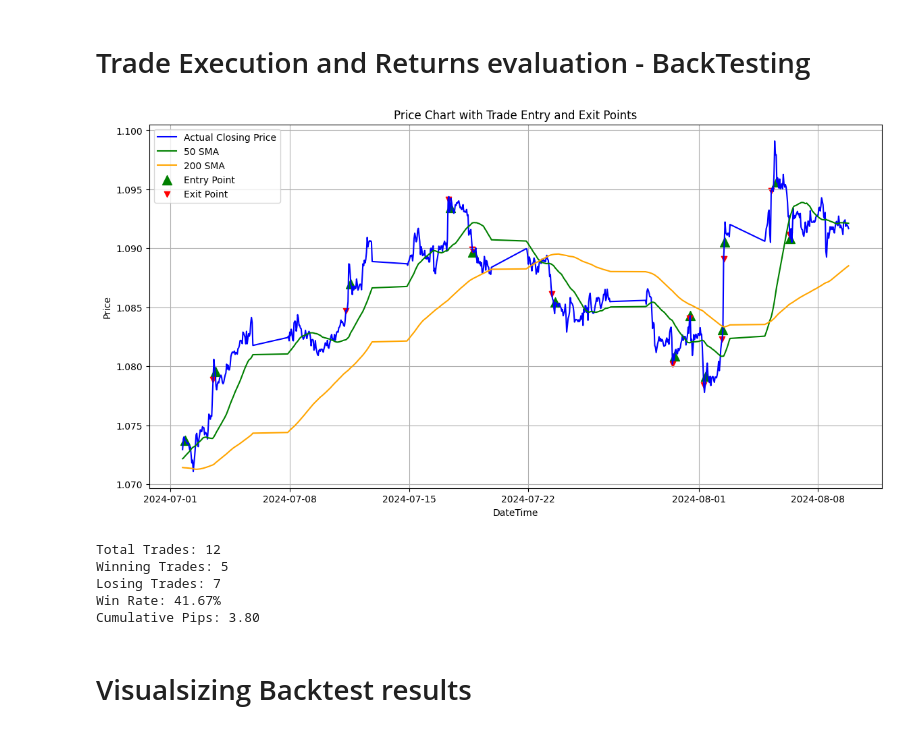
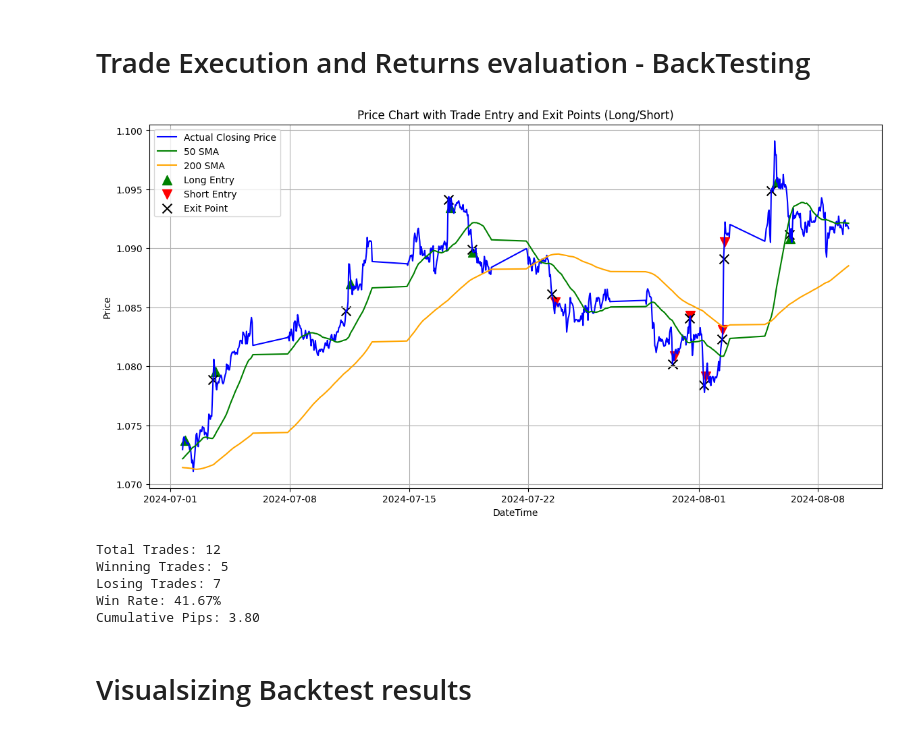
Before and after one commit to D-Mutabazi/Data-Engineering-Projects-and-Coursework, a Jupyter notebook: MLR_forecast.ipynb, the cells around one changed output. Cells and saved outputs as stored; diff of their text form; code cells hidden in the pictures.

Commit message:
Long and short postions distinguishable

```diff
--- a/MLR_forecast.ipynb
+++ b/MLR_forecast.ipynb
@@ -228,8 +228,10 @@ pips_per_trade = 0  # To track pips gained/lost in each trade
 cumulative_pips = 0  # To track cumulative pips gained/lost over time
 pips_list = []  # Track pips gained/lost per trade
 
-entry_points = []  # Track entry points for plotting
-exit_points = []  # Track exit points for plotting
+# Initialize lists to track long and short entry points separately
+long_entry_points = []  # For long positions
+short_entry_points = []  # For short positions
+exit_points = []  # For exit points (both long and short)
 
 # Define take profit and stop loss (in pips)
 take_profit_pips = 50
@@ -238,24 +240,21 @@ stop_loss_pips = 30
 # Convert pips to actual price movement for EURUSD (1 pip = 0.0001)
 pip_value = 0.0001
 
+# Backtesting loop
 for i in range(len(y_test)):
     # Buy Signal (Enter Long)
     if buy_signals[i][0] is not None and position is None:
         position = 'long'
-        entry_price = y_test.iloc[i]  # Enter at the current price
-
+        entry_price = y_test.iloc[i]
         entry_time = time_test.iloc[i]
-        entry_points.append((entry_time, entry_price))  # Track entry point
-
+        long_entry_points.append((entry_time, entry_price))  # Track long entry point
 
     # Sell Signal (Enter Short)
     elif sell_signals[i][0] is not None and position is None:
         position = 'short'
-        entry_price = y_test.iloc[i]  # Enter at the current price
-
+        entry_price = y_test.iloc[i]
         entry_time = time_test.iloc[i]
-        entry_points.append((entry_time, entry_price))  # Track entry point
-
+        short_entry_points.append((entry_time, entry_price))  # Track short entry point
 
     # Exit Long Position
     elif position == 'long':
@@ -268,11 +267,11 @@ for i in range(len(y_test)):
             cumulative_pips += pips_per_trade
             pips_list.append(pips_per_trade)
             exit_points.append((time_test.iloc[i], y_test.iloc[i]))  # Track exit point
-            position = None  # Exit position after trade
+            position = None  # Exit trade
 
     # Exit Short Position
     elif position == 'short':
-        # Calculate pips gained (inverse for short position)
+        # Calculate pips gained (inverse for short)
         price_diff = entry_price - y_test.iloc[i]
         pips_per_trade = price_diff / pip_value
 
@@ -281,48 +280,52 @@ for i in range(len(y_test)):
             cumulative_pips += pips_per_trade
             pips_list.append(pips_per_trade)
             exit_points.append((time_test.iloc[i], y_test.iloc[i]))  # Track exit point
-
-            position = None  # Exit position after trade
-
-# After the loop: Plotting the results
+            position = None  # Exit trade
 
 # Extract entry and exit times and prices for plotting
-entry_times = [point[0] for point in entry_points]
-entry_prices = [point[1] for point in entry_points]
+long_entry_times = [point[0] for point in long_entry_points]
+long_entry_prices = [point[1] for point in long_entry_points]
+short_entry_times = [point[0] for point in short_entry_points]
+short_entry_prices = [point[1] for point in short_entry_points]
 exit_times = [point[0] for point in exit_points]
 exit_prices = [point[1] for point in exit_points]
 
-# Plot the price chart with entry and exit points
+# Plot the price chart with long and short entry points and exit points
 plt.figure(figsize=(14, 7))
 plt.plot(resultsDataFrame['Date and Time'], resultsDataFrame['Actual closing'], label='Actual Closing Price', color='blue')
 plt.plot(resultsDataFrame['Date and Time'], resultsDataFrame['50 SMA'], label='50 SMA', color='green', linestyle='-')
 plt.plot(resultsDataFrame['Date and Time'], resultsDataFrame['200 SMA'], label='200 SMA', color='orange', linestyle='-')
 
-# Plot buy and sell signals
-plt.scatter(entry_times, entry_prices, marker='^', color='green', label='Entry Point', alpha=1, s=100)
-plt.scatter(exit_times, exit_prices, marker='v', color='red', label='Exit Point', alpha=1, s=100)
+# Plot long entry points (e.g., green triangle)
+plt.scatter(long_entry_times, long_entry_prices, marker='^', color='green', label='Long Entry', alpha=1, s=100)
+
+# Plot short entry points (e.g., red triangle)
+plt.scatter(short_entry_times, short_entry_prices, marker='v', color='red', label='Short Entry', alpha=1, s=100)
+
+# Plot exit points (e.g., black cross)
+plt.scatter(exit_times, exit_prices, marker='x', color='black', label='Exit Point', alpha=1, s=100)
 
 plt.xlabel('DateTime')
 plt.ylabel('Price')
-plt.title('Price Chart with Trade Entry and Exit Points')
+plt.title('Price Chart with Trade Entry and Exit Points (Long/Short)')
 plt.legend()
 plt.grid(True)
 plt.show()
 
 # After the loop: Analyze the strategy performance
 total_trades = len(pips_list)
 winning_trades = len([p for p in pips_list if p > 0])
 losing_trades = total_trades - winning_trades
 win_rate = winning_trades / total_trades if total_trades > 0 else 0
 
 # Display the backtesting results
 print(f"Total Trades: {total_trades}")
 print(f"Winning Trades: {winning_trades}")
 print(f"Losing Trades: {losing_trades}")
 print(f"Win Rate: {win_rate * 100:.2f}%")
 print(f"Cumulative Pips: {cumulative_pips:.2f}")
 # %% [output]
-[figure, old version]
+[figure, new version]
 Total Trades: 12
 Winning Trades: 5
 Losing Trades: 7
```
